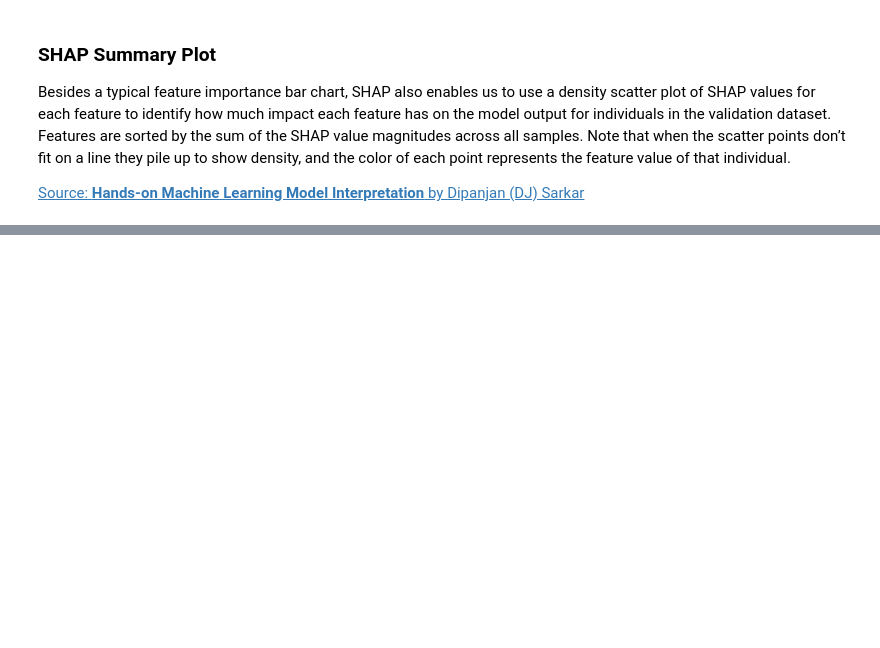
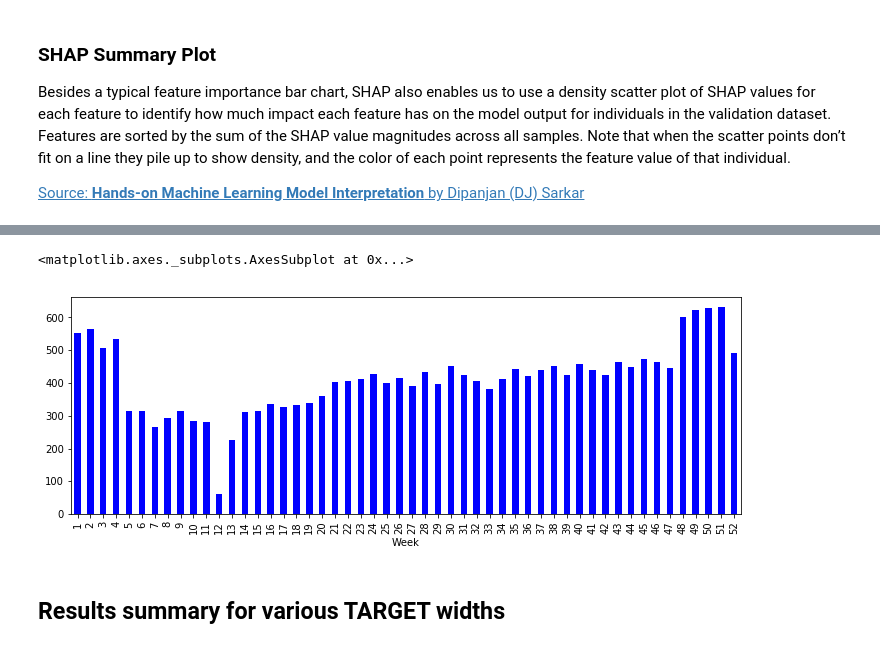
Before and after one commit to mallibus/Flairbit-Coffee-Machines-DataWranglin, a Jupyter notebook: LGBM Tabular 03_01_Fault_Clean_Count.ipynb, the cells around one changed output, grey strips where cells are left out. Cells and saved outputs as stored; diff of their text form; code cells hidden in the pictures; blank space fills up the shorter version.

```diff
--- a/LGBM Tabular 03_01_Fault_Clean_Count.ipynb
+++ b/LGBM Tabular 03_01_Fault_Clean_Count.ipynb
@@ -247,0 +290,7 @@ shap.summary_plot(shap_values, X_test)
+# %%
+df.groupby('Week')['TARGET'].sum().plot(kind='bar',figsize=(12,4),color='b')
+# %% [output]
+<matplotlib.axes._subplots.AxesSubplot at 0x...>
+[figure, added]
+# %% [markdown]
+## Results summary for various TARGET widths
```
Also changed, not shown: parts of 19 cells of this notebook, 2 other files.
